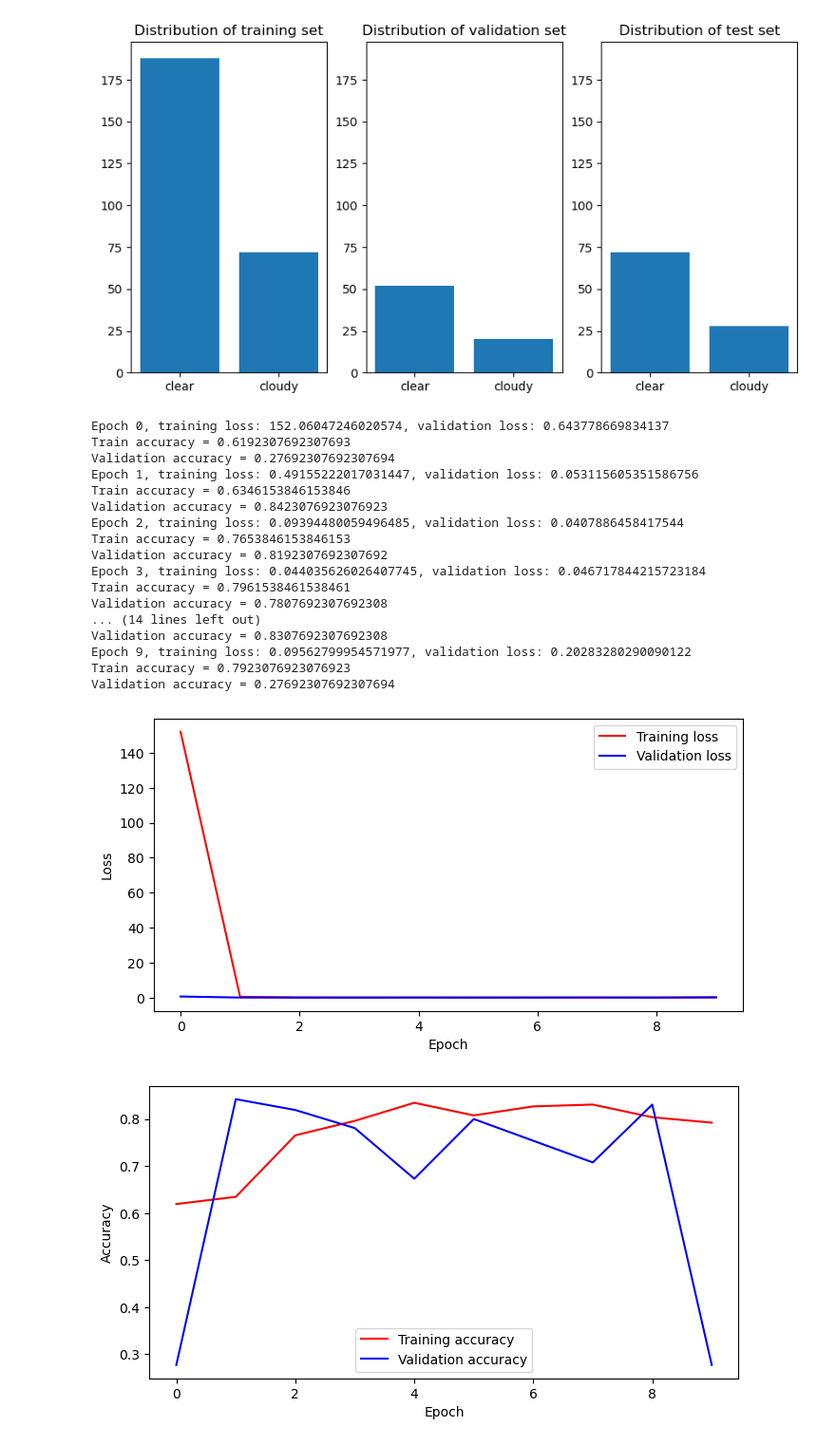
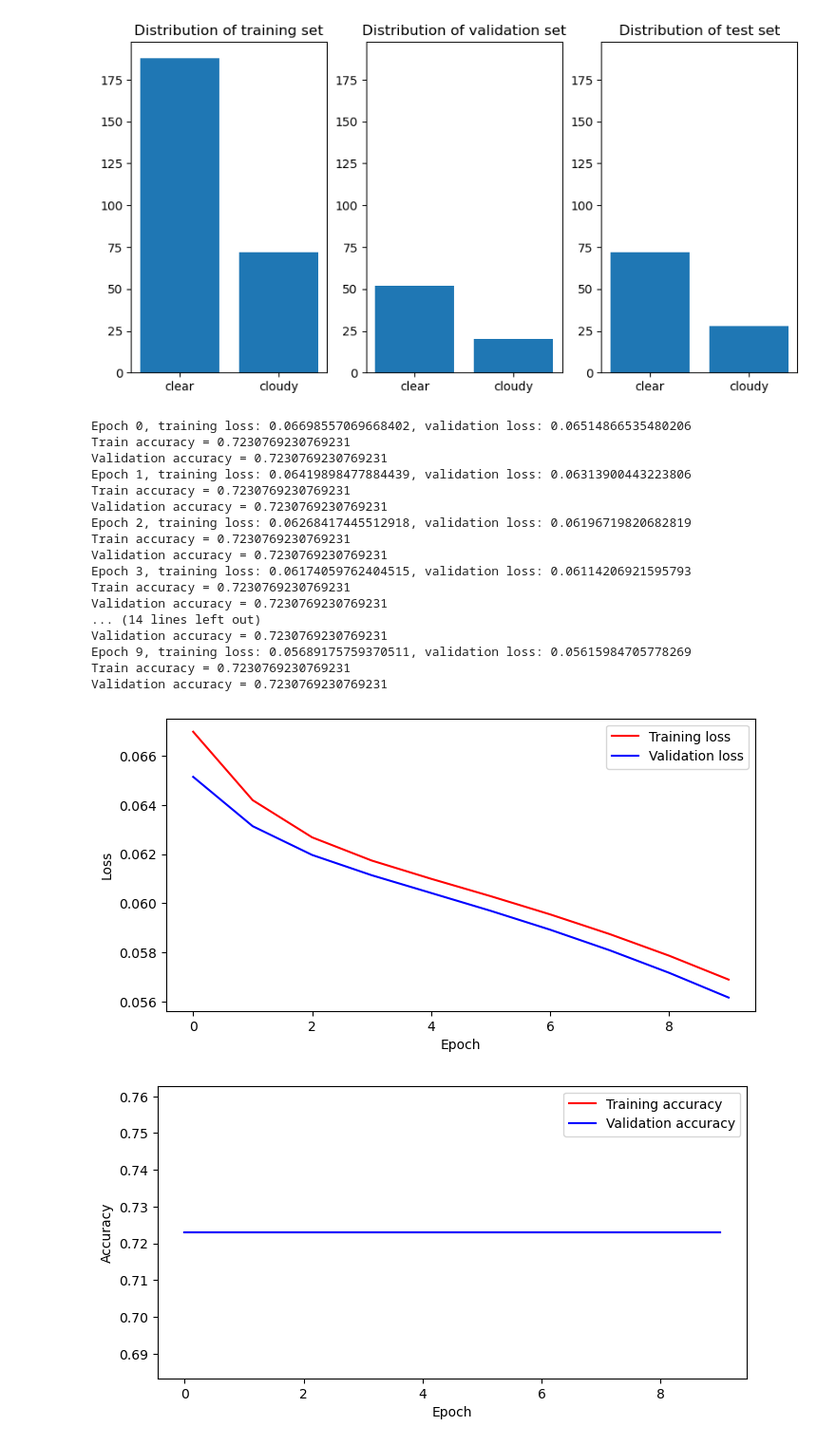
Before and after one commit to Kyrne/D7046E-Project, a Jupyter notebook: test.ipynb, the cells around one changed output. Shown at 95% size. Cells and saved outputs as stored; diff of their text form; code cells hidden in the pictures.

```diff
--- a/test.ipynb
+++ b/test.ipynb
@@ -129,10 +129,11 @@ class CustomImageDataset(Dataset):
 
     def __getitem__(self, idx):
         image = load_image(self.image_paths[idx])
+        label = self.img_labels[idx]
 
         # convert to float32
         image = np.float32(image)
-        label = self.img_labels[idx]
+        label = np.float32(label)
 
         if self.transform:
             image = self.transform(image)
@@ -192,10 +193,13 @@ def train_model(model, criterion, optimizer, train_loader, val_loader, num_epoch
 
             # predict
             pred = model(data)
+            pred = pred.view(-1)
 
             # calculate accuracy
-            #preds = torch.round(pred)
-            _,preds = torch.max(pred,dim=1)
+            preds = torch.round(pred)
+
+            #_,preds = torch.max(pred,dim=1)
+
             train_correct += torch.sum(preds==labels).item()
 
             # Clear stored gradient values
@@ -221,9 +225,11 @@ def train_model(model, criterion, optimizer, train_loader, val_loader, num_epoch
 
             # predict
             pred = model(data)
+            pred = pred.view(-1)
 
             # calculate accuracy
-            _,preds = torch.max(pred,dim=1)
+            preds = torch.round(pred)
+            #_,preds = torch.max(pred,dim=1)
             val_correct += torch.sum(preds==labels).item()
 
             # calculate loss
@@ -272,42 +278,45 @@ def train_model(model, criterion, optimizer, train_loader, val_loader, num_epoch
 # %%
 # Hyperparams
 LEARNING_RATE = 0.01
 EPOCHS = 10
 
 # define network
 network = nn.Sequential(
     nn.Linear(21*21*12, 21*21*12),
     nn.ReLU(),
     nn.Linear(21*21*12, 21*21*12),
     nn.ReLU(),
     nn.Linear(21*21*12, 21*21*12),
     nn.ReLU(),
-    nn.Linear(21*21*12, 2)
+    nn.Linear(21*21*12, 1),
+    nn.Sigmoid()
 )
 
 # define loss
-loss_function = torch.nn.CrossEntropyLoss()
+#loss_function = torch.nn.CrossEntropyLoss()
+loss_function = torch.nn.BCELoss()
 # define optimizer
-optimizer = torch.optim.Adam(network.parameters(), lr=LEARNING_RATE)
+#optimizer = torch.optim.Adam(network.parameters(), lr=LEARNING_RATE)
+optimizer = torch.optim.SGD(network.parameters(), lr=0.01)
 
 train_model(network, loss_function, optimizer, train_loader, val_loader, EPOCHS)
 # %% [output]
-Epoch 0, training loss: 152.06047246020574, validation loss: 0.643778669834137
-Train accuracy = 0.6192307692307693
-Validation accuracy = 0.27692307692307694
-Epoch 1, training loss: 0.49155222017031447, validation loss: 0.053115605351586756
-Train accuracy = 0.6346153846153846
-Validation accuracy = 0.8423076923076923
-Epoch 2, training loss: 0.09394480059496485, validation loss: 0.0407886458417544
-Train accuracy = 0.7653846153846153
-Validation accuracy = 0.8192307692307692
-Epoch 3, training loss: 0.044035626026407745, validation loss: 0.046717844215723184
-Train accuracy = 0.7961538461538461
-Validation accuracy = 0.7807692307692308
+Epoch 0, training loss: 0.06698557069668402, validation loss: 0.06514866535480206
+Train accuracy = 0.7230769230769231
+Validation accuracy = 0.7230769230769231
+Epoch 1, training loss: 0.06419898477884439, validation loss: 0.06313900443223806
+Train accuracy = 0.7230769230769231
+Validation accuracy = 0.7230769230769231
+Epoch 2, training loss: 0.06268417445512918, validation loss: 0.06196719820682819
+Train accuracy = 0.7230769230769231
+Validation accuracy = 0.7230769230769231
+Epoch 3, training loss: 0.06174059762404515, validation loss: 0.06114206921595793
+Train accuracy = 0.7230769230769231
+Validation accuracy = 0.7230769230769231
 ... (14 lines left out)
-Validation accuracy = 0.8307692307692308
-Epoch 9, training loss: 0.09562799954571977, validation loss: 0.20283280290090122
-Train accuracy = 0.7923076923076923
-Validation accuracy = 0.27692307692307694
+Validation accuracy = 0.7230769230769231
+Epoch 9, training loss: 0.05689175759370511, validation loss: 0.05615984705778269
+Train accuracy = 0.7230769230769231
+Validation accuracy = 0.7230769230769231
-[figure, old version]
+[figure, new version]
-[figure, old version]
+[figure, new version]
```
